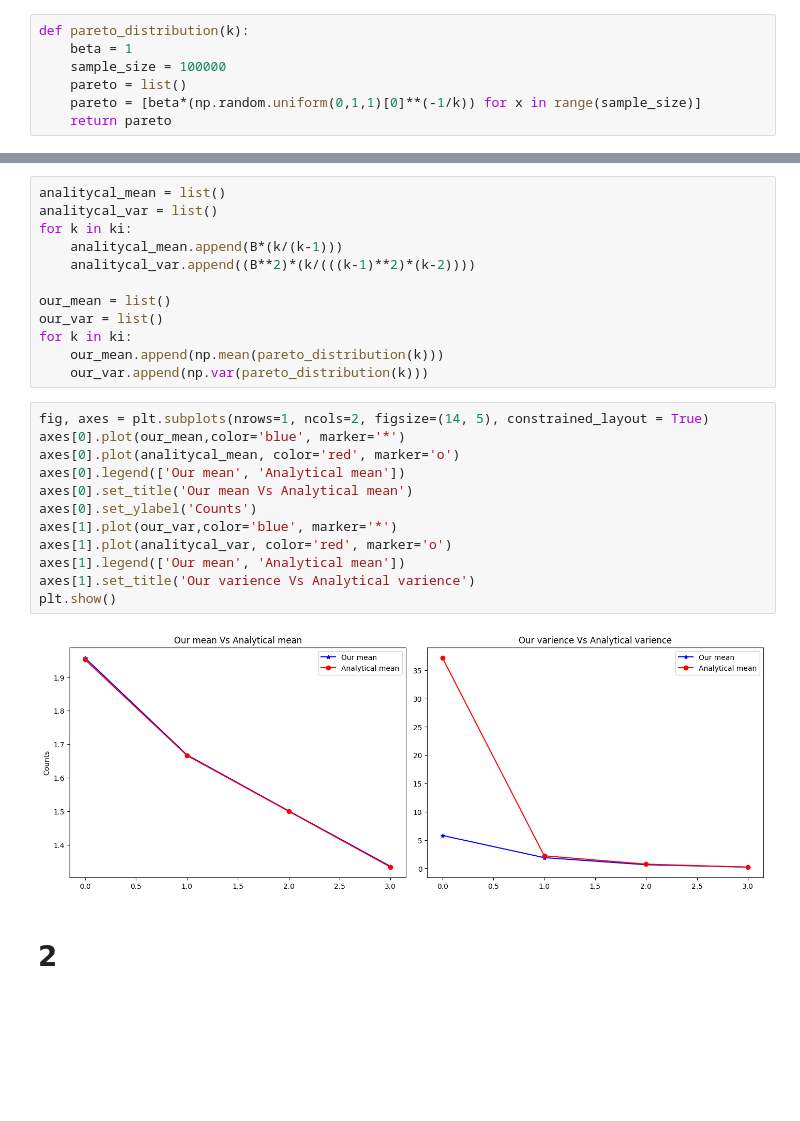
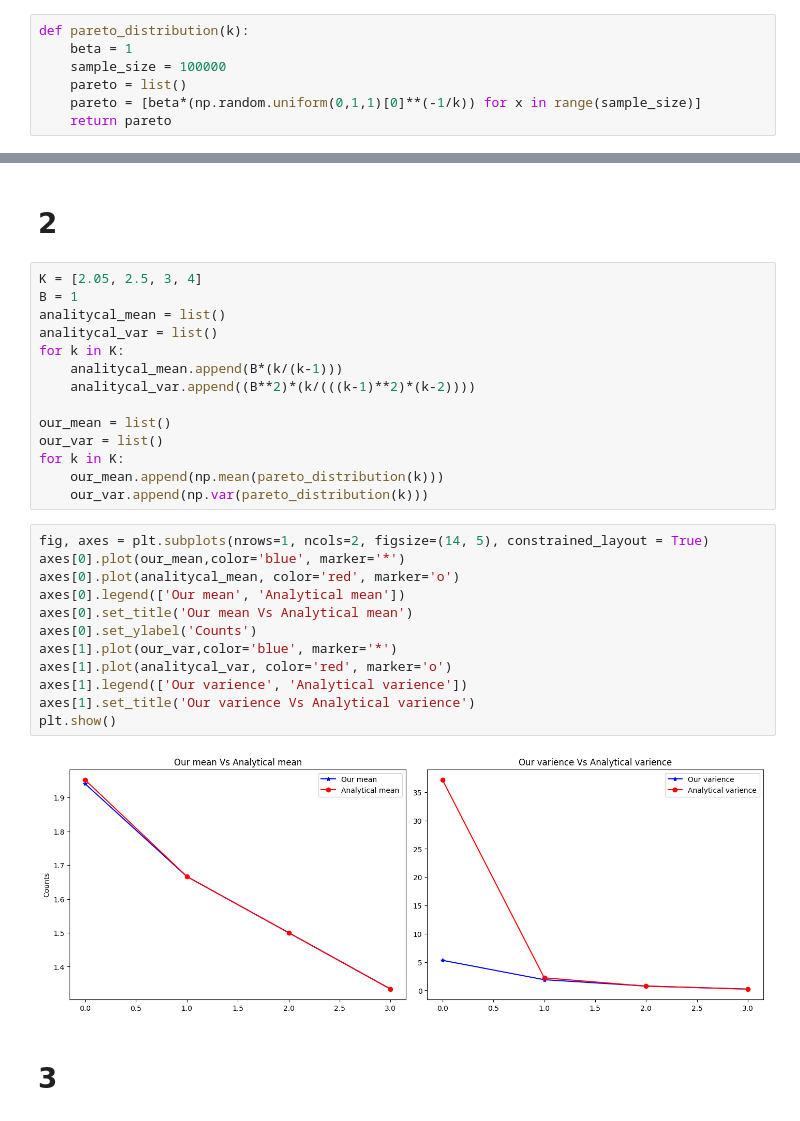
Before and after one commit to shajib004/Stotastic_simulation, a Jupyter notebook: exercise 3.ipynb, the cells around one changed output, grey strips where cells are left out. Saved outputs shown, nothing was run; the diff lists cells and outputs as text; blank space fills up the shorter version.

```diff
--- a/exercise 3.ipynb
+++ b/exercise 3.ipynb
@@ -85,28 +87,32 @@ plt.show()
+# %% [markdown]
+# 2
 # %%
+K = [2.05, 2.5, 3, 4]
+B = 1
 analitycal_mean = list()
 analitycal_var = list()
-for k in ki:
+for k in K:
     analitycal_mean.append(B*(k/(k-1)))
     analitycal_var.append((B**2)*(k/(((k-1)**2)*(k-2))))
 
 our_mean = list()
 our_var = list()
-for k in ki:
+for k in K:
     our_mean.append(np.mean(pareto_distribution(k)))
     our_var.append(np.var(pareto_distribution(k)))
 # %%
 fig, axes = plt.subplots(nrows=1, ncols=2, figsize=(14, 5), constrained_layout = True)
 axes[0].plot(our_mean,color='blue', marker='*')
 axes[0].plot(analitycal_mean, color='red', marker='o')
 axes[0].legend(['Our mean', 'Analytical mean'])
 axes[0].set_title('Our mean Vs Analytical mean')
 axes[0].set_ylabel('Counts')
 axes[1].plot(our_var,color='blue', marker='*')
 axes[1].plot(analitycal_var, color='red', marker='o')
-axes[1].legend(['Our mean', 'Analytical mean'])
+axes[1].legend(['Our varience', 'Analytical varience'])
 axes[1].set_title('Our varience Vs Analytical varience')
 plt.show()
 # %% [output]
-[figure, old version]
+[figure, new version]
 # %% [markdown]
-# 2
+# 3
```
Also changed, not shown: parts of 4 cells of this notebook, 2 other files.
